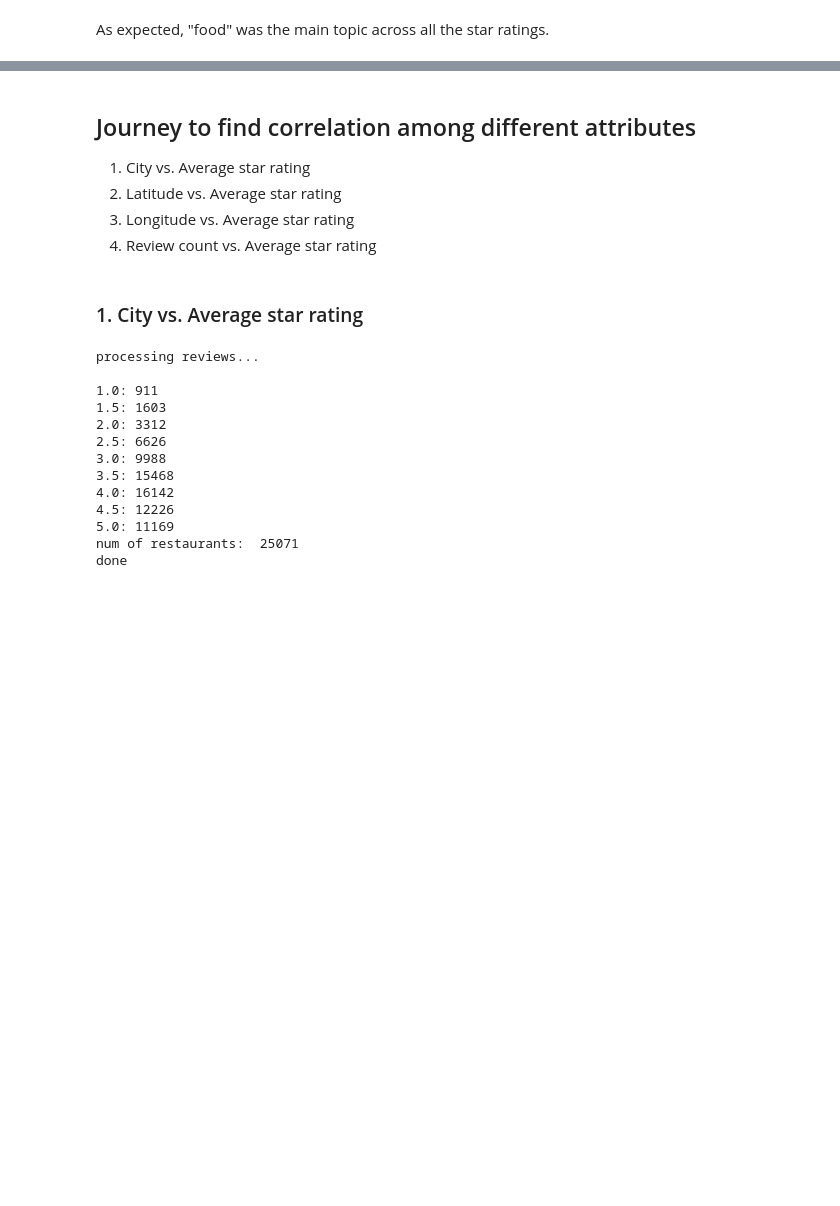
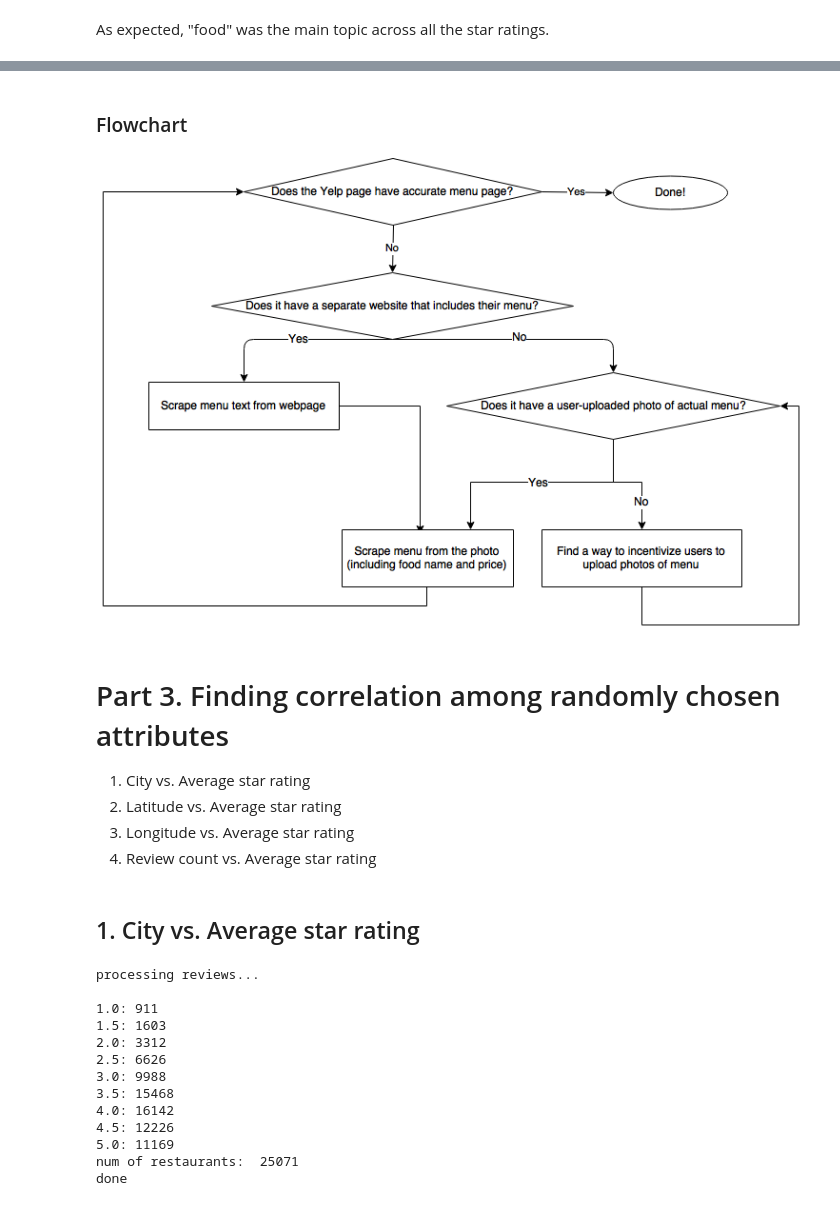
Before and after one commit to soominl/Yelp-Dataset-Challenge, a Jupyter notebook: Yelp Review Analysis.ipynb, the cells around one changed output, grey strips where cells are left out. Saved outputs shown, nothing was run; the diff lists cells and outputs as text; code cells hidden in the pictures; blank space fills up the shorter version.

```diff
--- a/Yelp Review Analysis.ipynb
+++ b/Yelp Review Analysis.ipynb
@@ -305,12 +322,19 @@ calc_freq(one_star)
+# %% [markdown]
+### Flowchart
+# %%
+from IPython.display import Image
+Image(filename='img/flowchart.png')
+# %% [output]
+[figure, added]
 # %% [markdown]
-## Journey to find correlation among different attributes
+# Part 3.  Finding correlation among randomly chosen attributes
 
 1. City vs. Average star rating
 2. Latitude vs. Average star rating
 3. Longitude vs. Average star rating
 4. Review count vs. Average star rating
 # %% [markdown]
-### 1. City vs. Average star rating
+## 1. City vs. Average star rating
 # %%
 from collections import defaultdict
 from collections import OrderedDict
```
Also changed, not shown: parts of 8 cells of this notebook.
